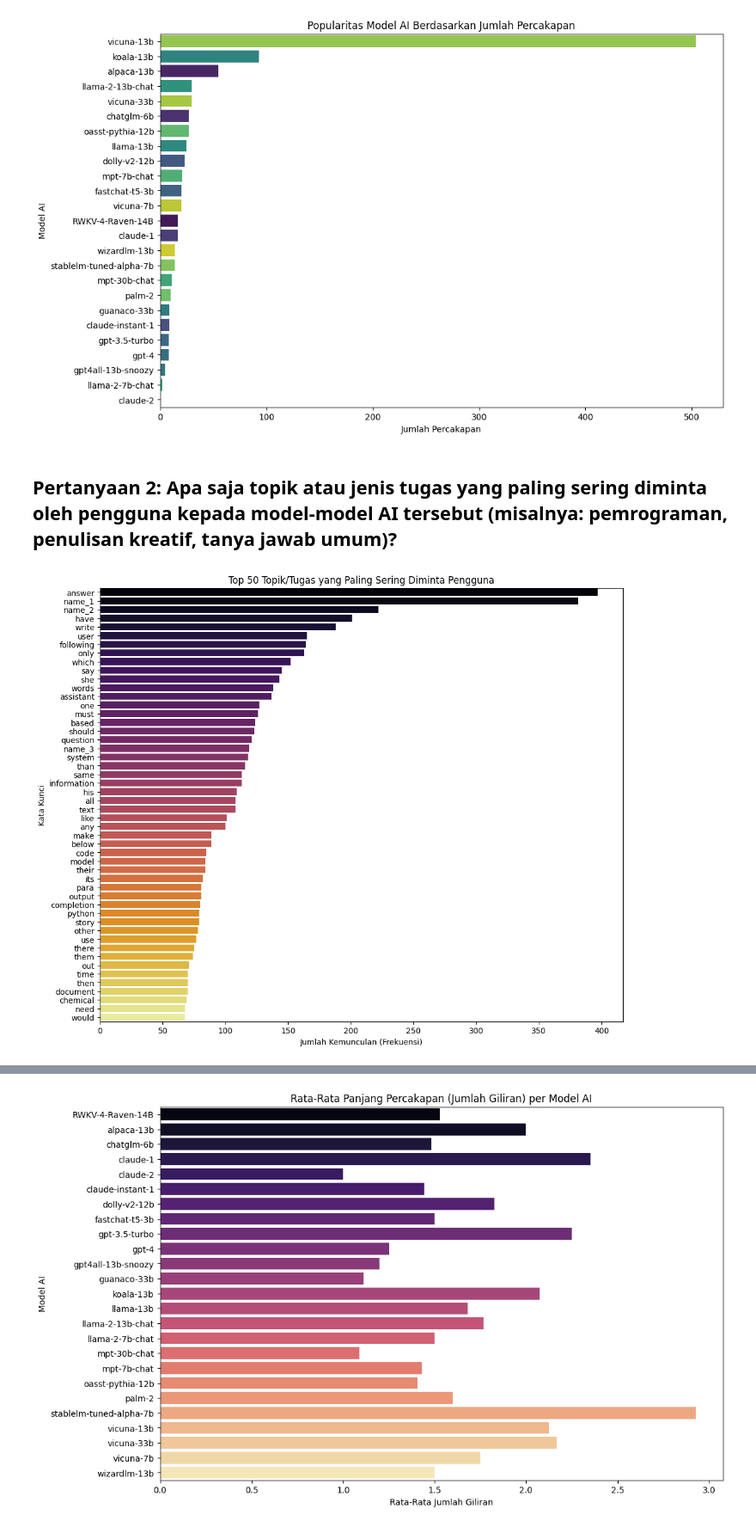
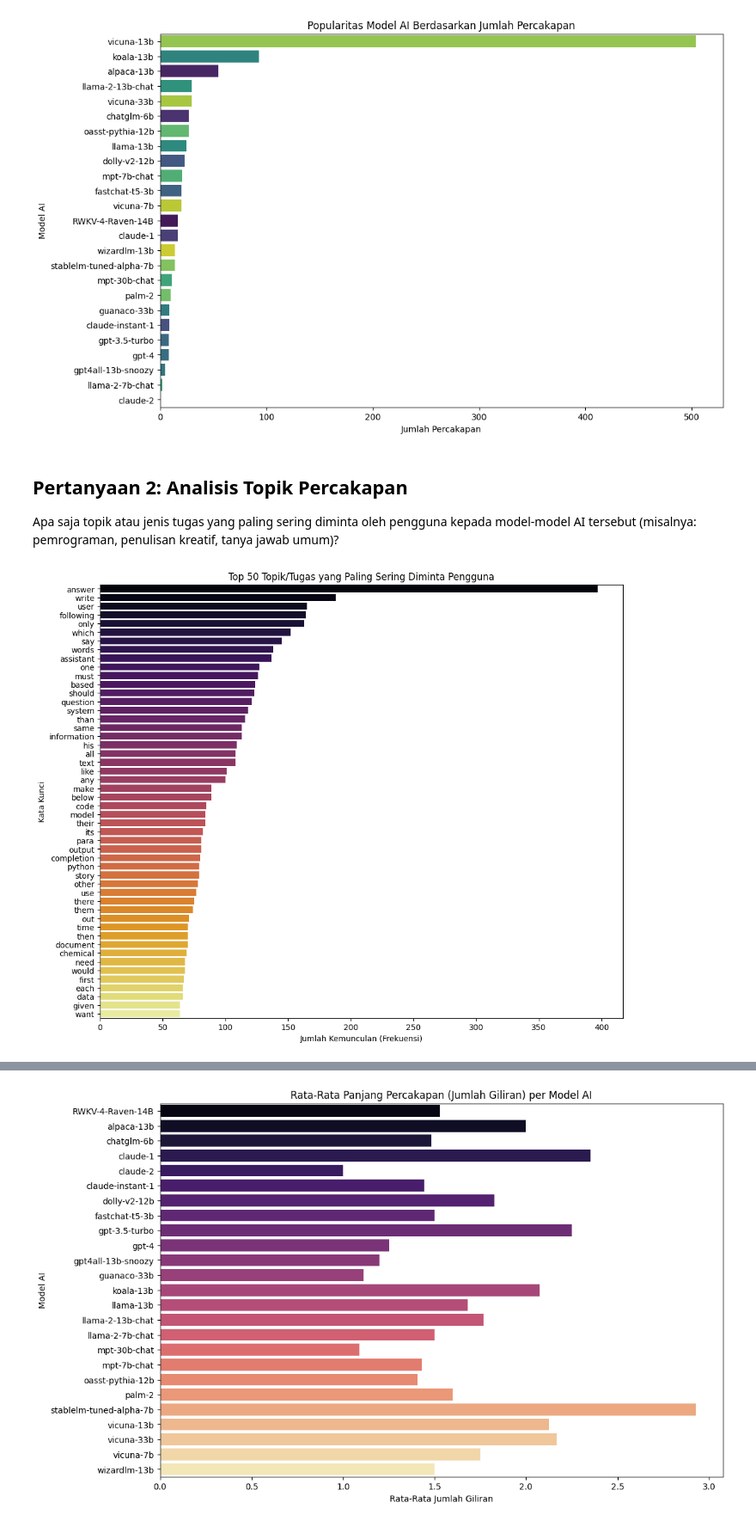
Before and after one commit to dragneel1111/Analisis-Penggunaan-AI, a Jupyter notebook: Proyek_Analisis_Data.ipynb, the cells around one changed output, grey strips where cells are left out. Shown: that part at 86% size. Saved outputs shown, nothing was run; the diff lists cells and outputs as text; code cells hidden in the pictures.

```diff
--- a/Proyek_Analisis_Data.ipynb
+++ b/Proyek_Analisis_Data.ipynb
@@ -76,0 +125,19 @@ Data berhasil dimuat (1000 baris). Berikut 5 baris pertama:
+# %%
+# Pastikan kolom-kolom turunan tersedia
+df = df.copy()
+
+# 1) Teks gabungan dari pesan user
+df["user_text"] = df["conversation"].apply(_user_text_from_conv)
+
+# 2) Status "beres" (proxy)
+df["is_solved"] = df["conversation"].apply(is_solved)
+
+# 3) Kategori topik
+df["topic_category"] = df["user_text"].apply(topic_category_from_text)
+
+# 4) Safety: jika belum ada kolom 'turn', hitung jumlah pesan dalam percakapan sebagai proxy
+if "turn" not in df.columns:
+    df["turn"] = df["conversation"].apply(lambda conv: len(conv) if isinstance(conv, (list, tuple)) else np.nan)
+
+# Intip ringkasannya
+df[["model", "turn", "is_solved", "topic_category"]].head()
@@ -152,7 +230,8 @@ plt.show()
 # %% [output]
 [figure]
 # %% [markdown]
-## Pertanyaan 2: Apa saja topik atau jenis tugas yang paling sering diminta oleh pengguna kepada model-model AI tersebut (misalnya: pemrograman, penulisan kreatif, tanya jawab umum)?
+## Pertanyaan 2: Analisis Topik Percakapan
+Apa saja topik atau jenis tugas yang paling sering diminta oleh pengguna kepada model-model AI tersebut (misalnya: pemrograman, penulisan kreatif, tanya jawab umum)?
 # %%
 # 1. Ekstrak semua teks dari peran 'user'
 user_texts = []
@@ -171,33 +250,34 @@ full_text = re.sub(r'[^\w\s]', '', full_text)
 stopwords = set([
     'the', 'a', 'an', 'in', 'is', 'it', 'of', 'and', 'to', 'for', 'on', 'with', 'that', 'this',
     'i', 'you', 'me', 'my', 'what', 'who', 'when', 'where', 'why', 'how', 'can', 'please',
     'tell', 'give', 'about', 'some', 'do', 'does', 'did', 'are', 'was', 'were', 'be', 'die', 'name',
-    'your', 'new', 'more', 'from', 'her', 'will', 'been', 'but', 'has', 'they', 'he', 'not', 'que'
+    'your', 'new', 'more', 'from', 'her', 'will', 'been', 'but', 'has', 'they', 'he', 'not', 'que',
+    'name_1', 'name_2', 'have', 'she', 'name_3'
 ])
 
 words = [word for word in full_text.split() if word not in stopwords and len(word) > 2]
 
 # 4. Hitung 50 kata kunci yang paling umum
 word_counts = Counter(words)
 top_50_words = word_counts.most_common(50)
 
 # Ubah ke DataFrame untuk plotting
 df_top_words = pd.DataFrame(top_50_words, columns=['Kata Kunci', 'Frekuensi'])
 
 # 5. Buat visualisasi dengan diagram batang horizontal
 plt.figure(figsize=(12, 10))
 sns.barplot(
     x='Frekuensi',
     y='Kata Kunci',
     data=df_top_words,
     palette='inferno',
     hue='Kata Kunci',
     legend=False
 )
 plt.title('Top 50 Topik/Tugas yang Paling Sering Diminta Pengguna')
 plt.xlabel('Jumlah Kemunculan (Frekuensi)')
 plt.ylabel('Kata Kunci')
 plt.show()
 # %% [output]
-[figure, old version]
+[figure, new version]
 # %% [markdown]
```
Also changed, not shown: parts of 15 cells of this notebook.
